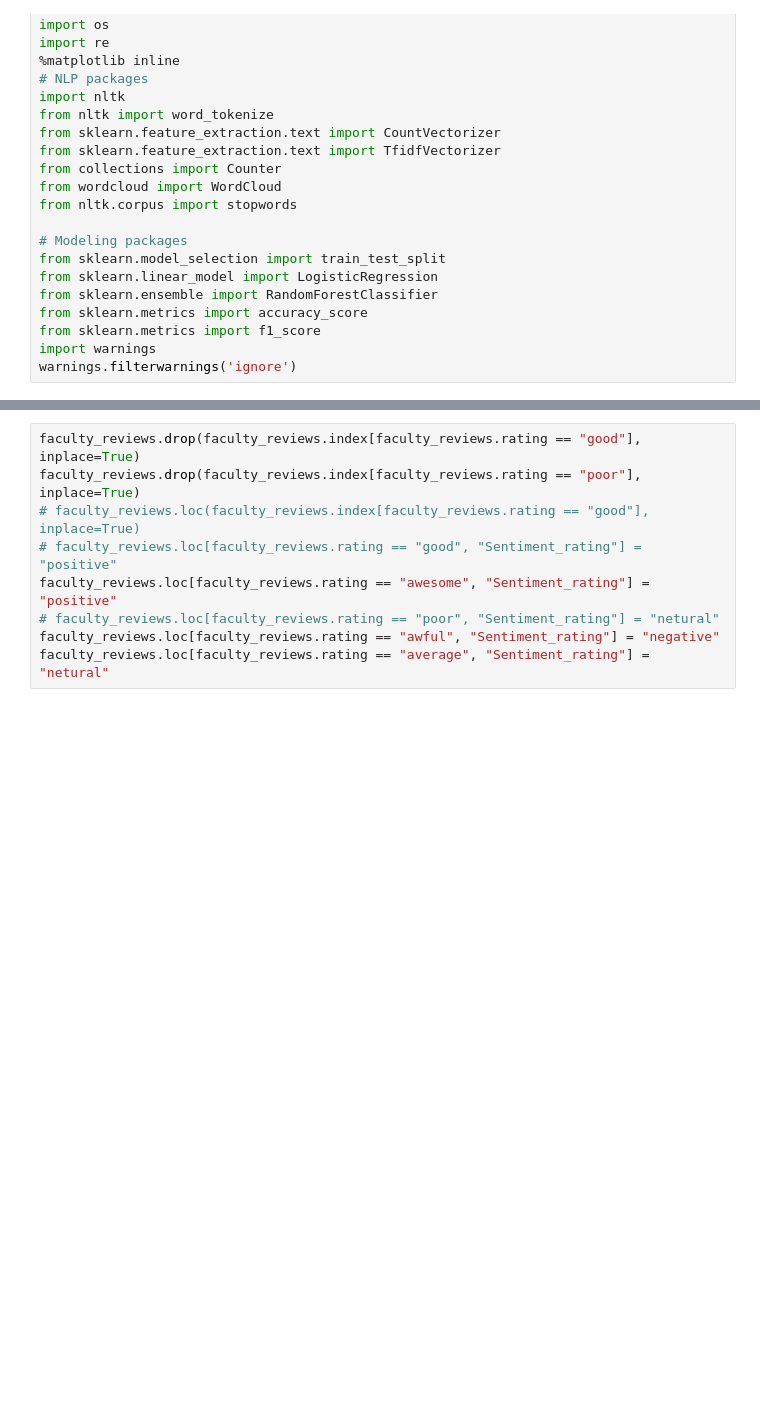
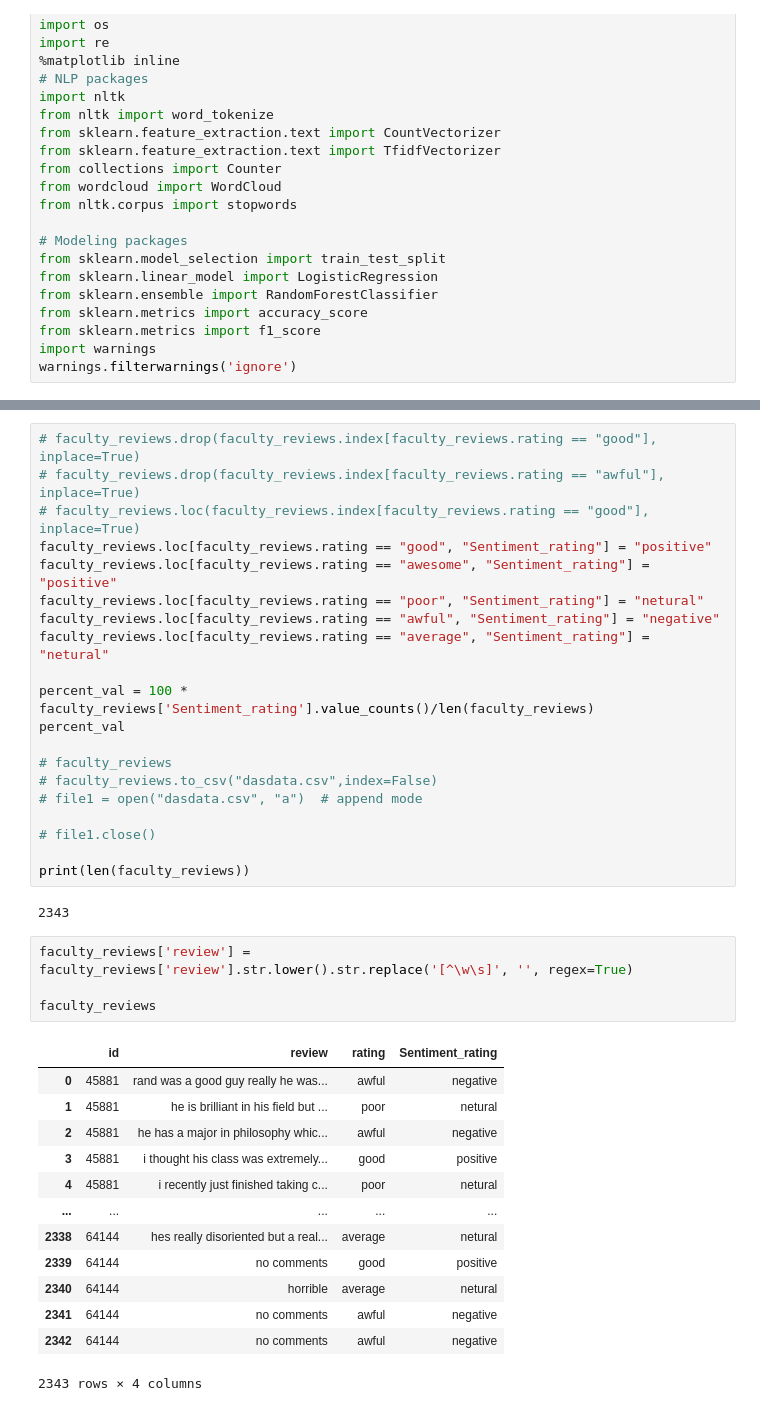
Before and after one commit to itnotes302b/faculty-evaluation-system, a Jupyter notebook: model.ipynb, the cells around one changed output, grey strips where cells are left out. Saved outputs shown, nothing was run; the diff lists cells and outputs as text; blank space fills up the shorter version.

```diff
--- a/model.ipynb
+++ b/model.ipynb
@@ -44,10 +49,41 @@ file1.close()
 # %%
-faculty_reviews.drop(faculty_reviews.index[faculty_reviews.rating == "good"], inplace=True)
-faculty_reviews.drop(faculty_reviews.index[faculty_reviews.rating == "poor"], inplace=True)
+# faculty_reviews.drop(faculty_reviews.index[faculty_reviews.rating == "good"], inplace=True)
+# faculty_reviews.drop(faculty_reviews.index[faculty_reviews.rating == "awful"], inplace=True)
 # faculty_reviews.loc(faculty_reviews.index[faculty_reviews.rating == "good"], inplace=True)
-# faculty_reviews.loc[faculty_reviews.rating == "good", "Sentiment_rating"] = "positive"
+faculty_reviews.loc[faculty_reviews.rating == "good", "Sentiment_rating"] = "positive"
 faculty_reviews.loc[faculty_reviews.rating == "awesome", "Sentiment_rating"] = "positive"
-# faculty_reviews.loc[faculty_reviews.rating == "poor", "Sentiment_rating"] = "netural"
+faculty_reviews.loc[faculty_reviews.rating == "poor", "Sentiment_rating"] = "netural"
 faculty_reviews.loc[faculty_reviews.rating == "awful", "Sentiment_rating"] = "negative"
 faculty_reviews.loc[faculty_reviews.rating == "average", "Sentiment_rating"] = "netural"
+
+percent_val = 100 * faculty_reviews['Sentiment_rating'].value_counts()/len(faculty_reviews)
+percent_val
+
+# faculty_reviews
+# faculty_reviews.to_csv("dasdata.csv",index=False)
+# file1 = open("dasdata.csv", "a")  # append mode
+
+# file1.close()
+
+print(len(faculty_reviews))
+# %% [output]
+2343
+# %%
+faculty_reviews['review'] = faculty_reviews['review'].str.lower().str.replace('[^\w\s]', '', regex=True)
+
+faculty_reviews
+# %% [output]
+|  | id | review | rating | Sentiment_rating |
+| 0 | 45881 | rand was a good guy really he was... | awful | negative |
+| 1 | 45881 | he is brilliant in his field but ... | poor | netural |
+| 2 | 45881 | he has a major in philosophy whic... | awful | negative |
+| 3 | 45881 | i thought his class was extremely... | good | positive |
+| 4 | 45881 | i recently just finished taking c... | poor | netural |
+| ... | ... | ... | ... | ... |
+| 2338 | 64144 | hes really disoriented but a real... | average | netural |
+| 2339 | 64144 | no comments | good | positive |
+| 2340 | 64144 | horrible | average | netural |
+| 2341 | 64144 | no comments | awful | negative |
+| 2342 | 64144 | no comments | awful | negative |
+2343 rows × 4 columns
 # %%
```
Also changed, not shown: parts of 7 cells of this notebook, 4 other files.
